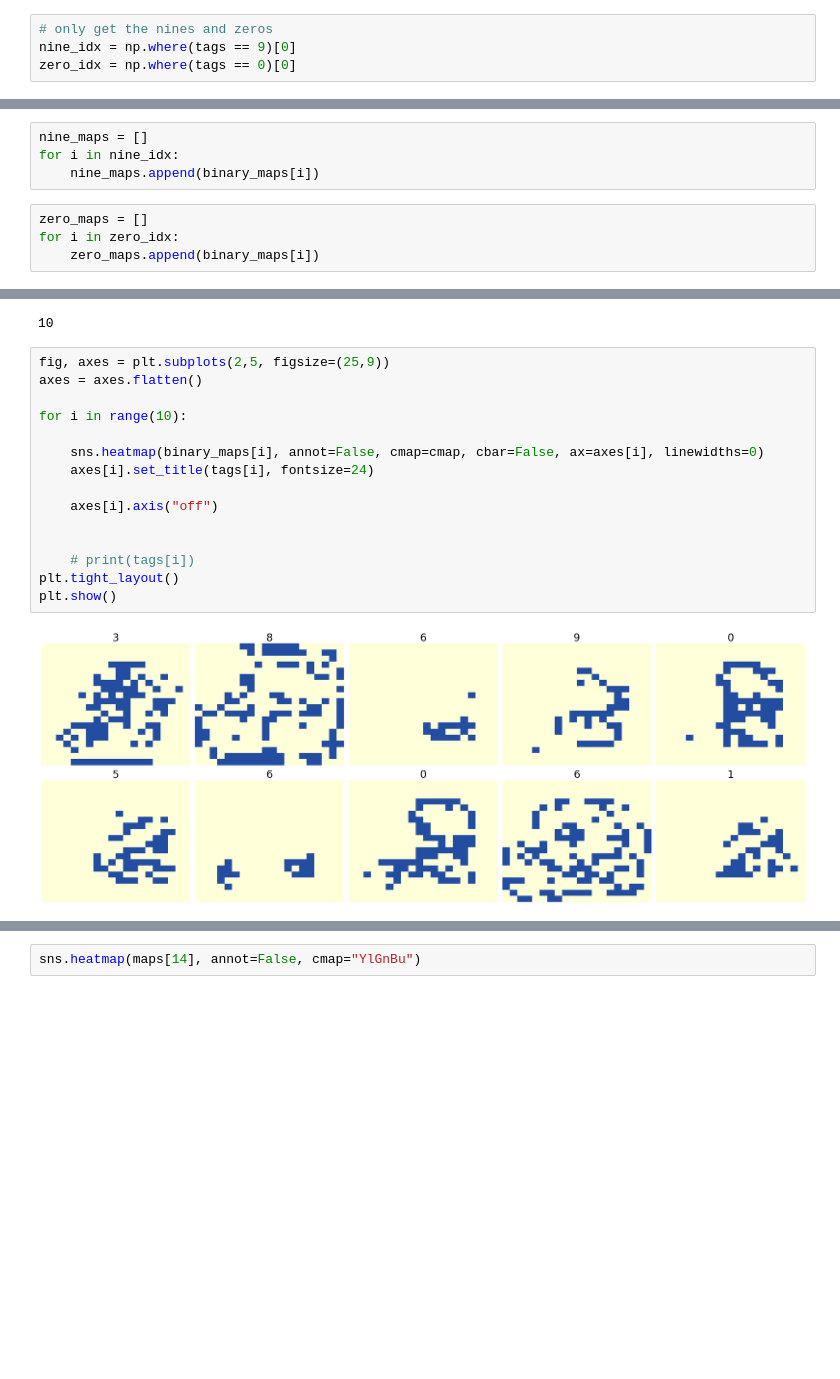
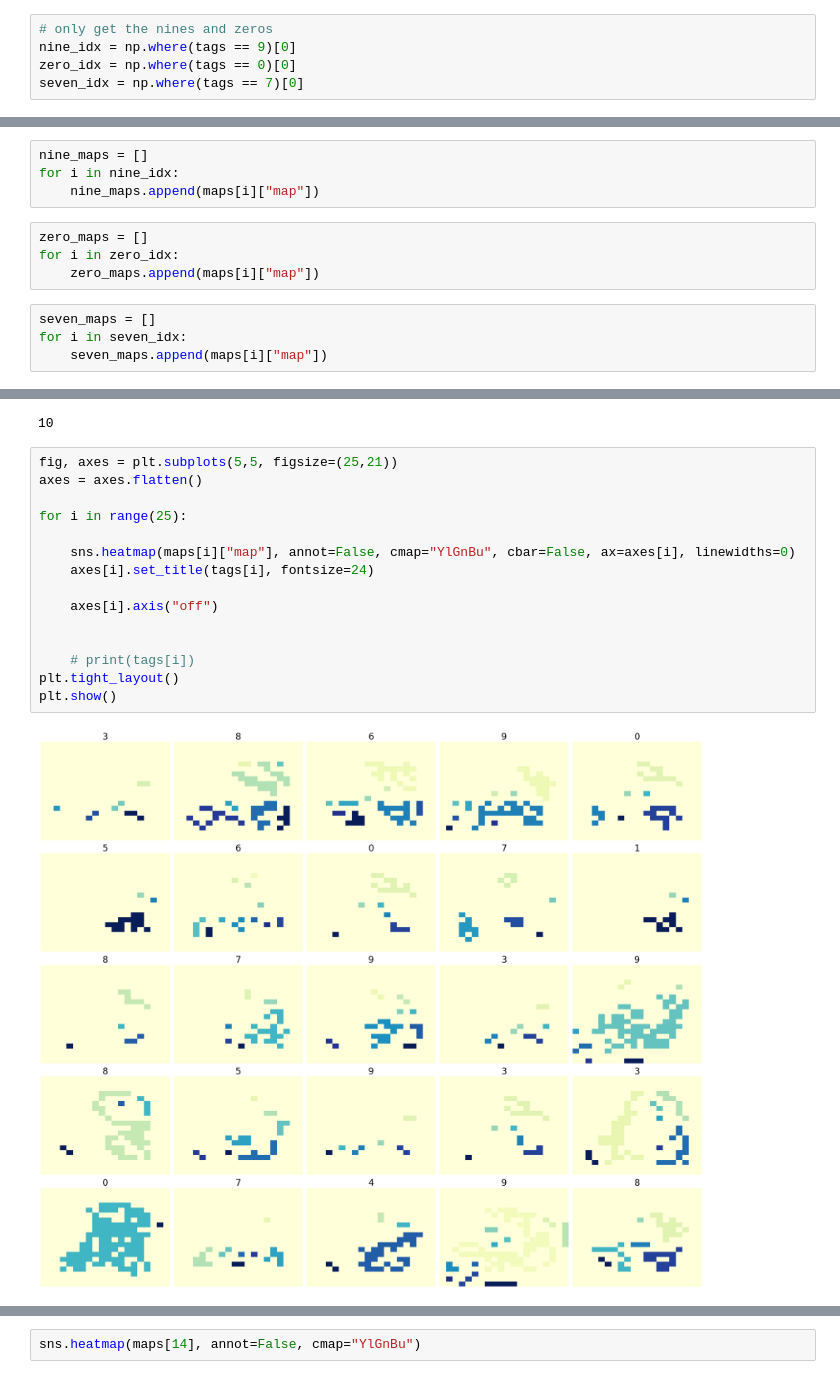
Before and after one commit to hhsherlock/Spiking_NN, a Jupyter notebook: mnst_learn/analysis_blobs.ipynb, the cells around one changed output, grey strips where cells are left out. Drawn from its saved outputs; the diff is of its cells as text; blank space fills up the shorter version.

```diff
--- a/mnst_learn/analysis_blobs.ipynb
+++ b/mnst_learn/analysis_blobs.ipynb
@@ -70,6 +140,7 @@ cmap = ListedColormap([plt.cm.YlGnBu(0.0), plt.cm.YlGnBu(0.8)])
 # only get the nines and zeros
 nine_idx = np.where(tags == 9)[0]
 zero_idx = np.where(tags == 0)[0]
+seven_idx = np.where(tags == 7)[0]
 # %%
 zero_idx.shape
 # %% [output]
@@ -77,11 +148,15 @@ zero_idx.shape
 # %%
 nine_maps = []
 for i in nine_idx:
-    nine_maps.append(binary_maps[i])
+    nine_maps.append(maps[i]["map"])
 # %%
 zero_maps = []
 for i in zero_idx:
-    zero_maps.append(binary_maps[i])
+    zero_maps.append(maps[i]["map"])
+# %%
+seven_maps = []
+for i in seven_idx:
+    seven_maps.append(maps[i]["map"])
 # %%
 len(zero_maps)
 # %% [output]
@@ -91,19 +166,19 @@ len(maps)
 # %% [output]
 10
 # %%
-fig, axes = plt.subplots(2,5, figsize=(25,9))
+fig, axes = plt.subplots(5,5, figsize=(25,21))
 axes = axes.flatten()
 
-for i in range(10):
+for i in range(25):
 
-    sns.heatmap(binary_maps[i], annot=False, cmap=cmap, cbar=False, ax=axes[i], linewidths=0)
+    sns.heatmap(maps[i]["map"], annot=False, cmap="YlGnBu", cbar=False, ax=axes[i], linewidths=0)
     axes[i].set_title(tags[i], fontsize=24)
 
     axes[i].axis("off")
 
 
     # print(tags[i])
 plt.tight_layout()
 plt.show()
 # %% [output]
-[figure, old version]
+[figure, new version]
```
Also changed, not shown: parts of 21 cells of this notebook, 9 other files.
